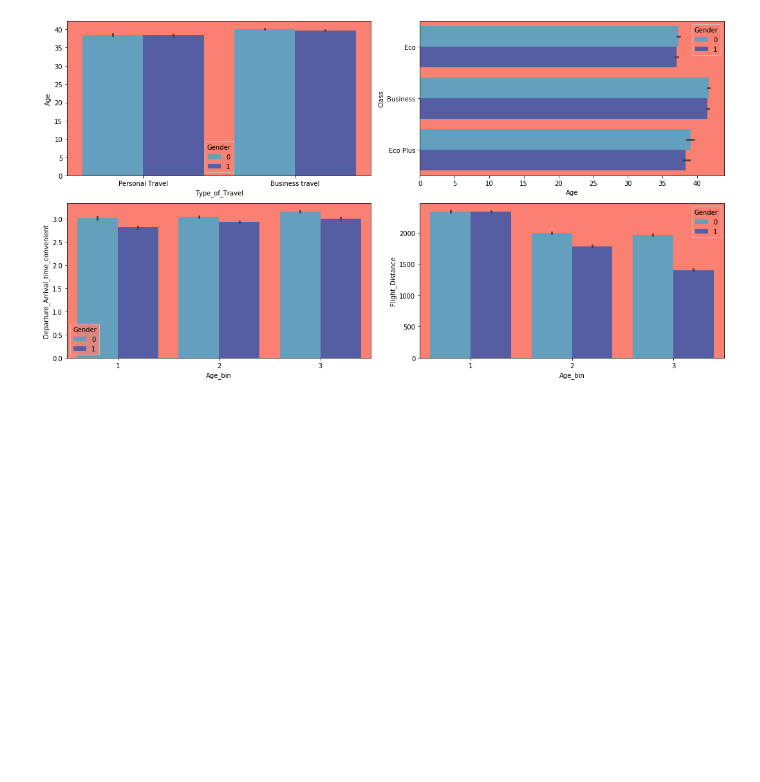
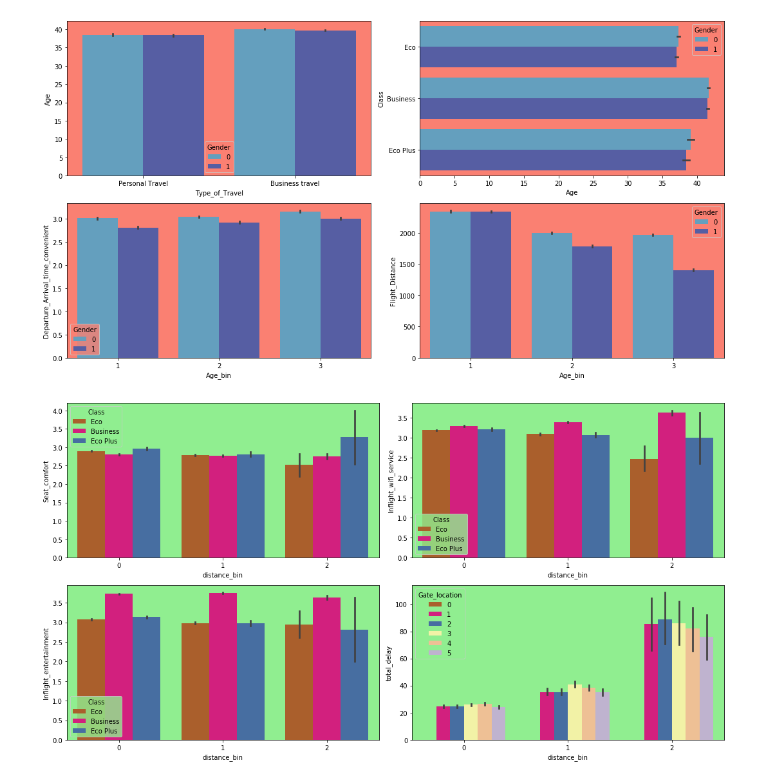
Before and after one commit to ArielJosephCohen/airline_ooptimization, a Jupyter notebook: EDA.ipynb, the cells around one changed output. Saved outputs shown, nothing was run; the diff lists cells and outputs as text; code cells hidden in the pictures; blank space fills up the shorter version.

```diff
--- a/EDA.ipynb
+++ b/EDA.ipynb
@@ -223,3 +258,28 @@ with sns.axes_style({'axes.facecolor':'salmon'}):
         plt.show()
 # %% [output]
 [figure]
+# %%
+with sns.axes_style({'axes.facecolor':'lightgreen'}):
+    with sns.color_palette('Accent_r'):
+
+        plt.figure(figsize=(15,8))
+
+        plt.subplot(2,2,1)
+        sns.barplot(df.distance_bin,df.Seat_comfort,hue=df.Class)
+        plt.tight_layout()
+
+        plt.subplot(2,2,2)
+        sns.barplot(df.distance_bin,df.Inflight_wifi_service,hue=df.Class)
+        plt.tight_layout()
+
+        plt.subplot(2,2,3)
+        sns.barplot(df.distance_bin,df.Inflight_entertainment,hue=df.Class)
+        plt.tight_layout()
+
+        plt.subplot(2,2,4)
+        sns.barplot(df.distance_bin,df.total_delay,hue=df.Gate_location)
+        plt.tight_layout()
+
+        plt.show()
+# %% [output]
+[figure, added]
```
Also changed, not shown: parts of 5 cells of this notebook, 1 other file.
